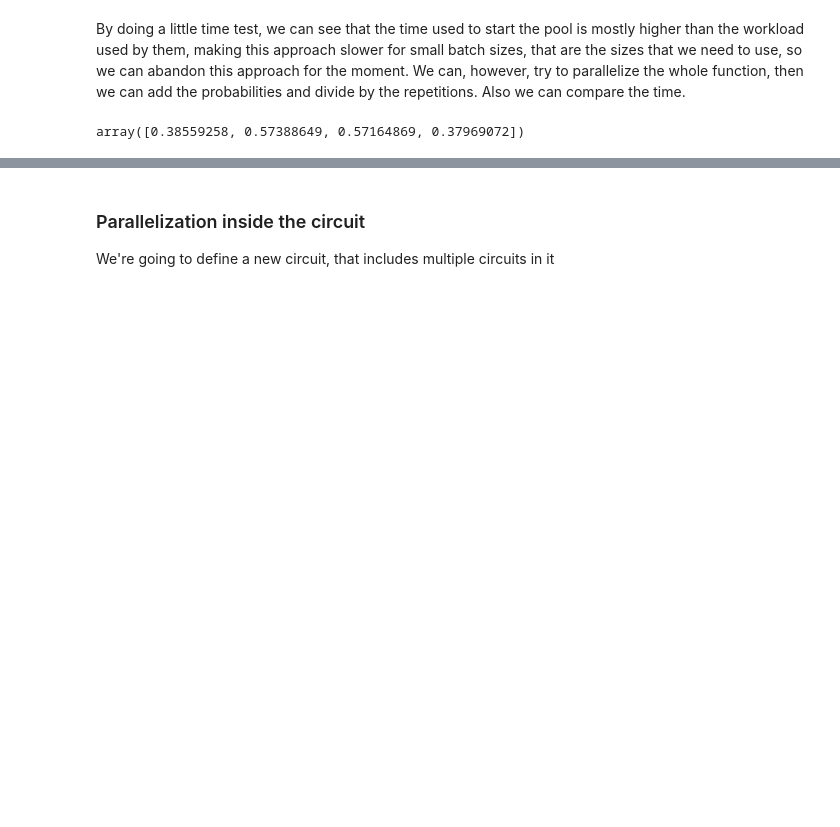
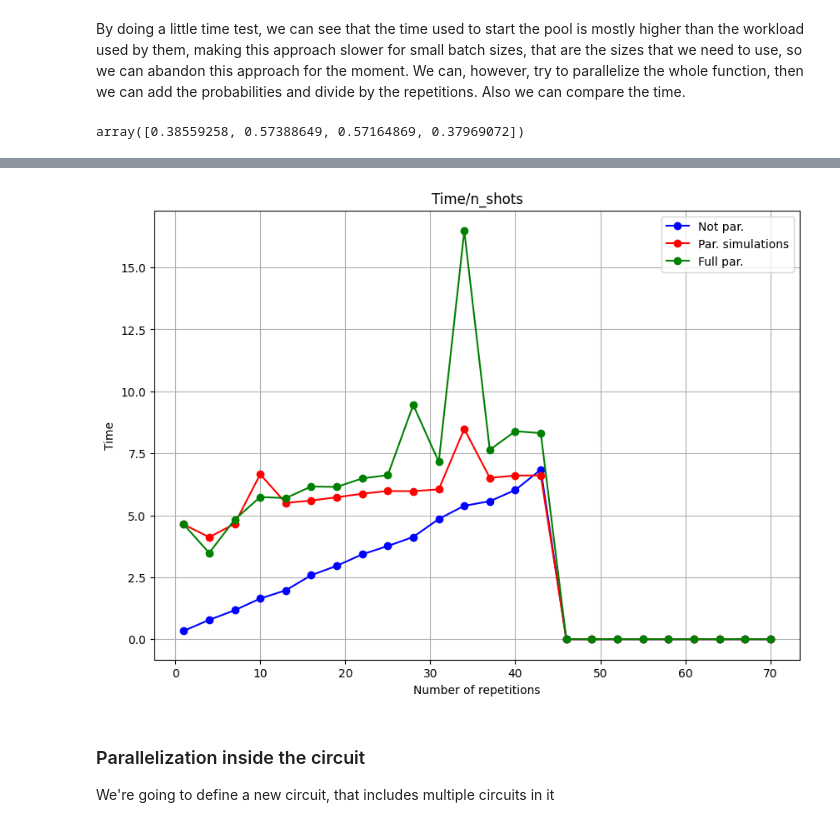
Before and after one commit to Nicofero/CITMAGA, a Jupyter notebook: Pruebas_Qiskit.ipynb, the cells around one changed output, grey strips where cells are left out. Cells and saved outputs as stored; diff of their text form; code cells hidden in the pictures; blank space fills up the shorter version.

Commit message:
Graphs (not full)

```diff
--- a/Pruebas_Qiskit.ipynb
+++ b/Pruebas_Qiskit.ipynb
@@ -366,3 +416,19 @@ By doing this
+# %%
+import matplotlib.pyplot as plt
+
+plt.figure(figsize=(10, 7))
+
+plt.plot(t, time1, marker='o', linestyle='-', color='blue')
+plt.plot(t, time2, marker='o', linestyle='-', color='red')
+plt.plot(t, time3, marker='o', linestyle='-', color='green')
+plt.xlabel('Number of repetitions')
+plt.ylabel('Time')
+plt.title('Time/n_shots')
+plt.legend(['Not par.','Par. simulations','Full par.'])
+plt.grid(True)
+plt.show()
+# %% [output]
+[figure, added]
 # %% [markdown]
 ### Parallelization inside the circuit
 
```
Also changed, not shown: parts of 5 cells of this notebook.
